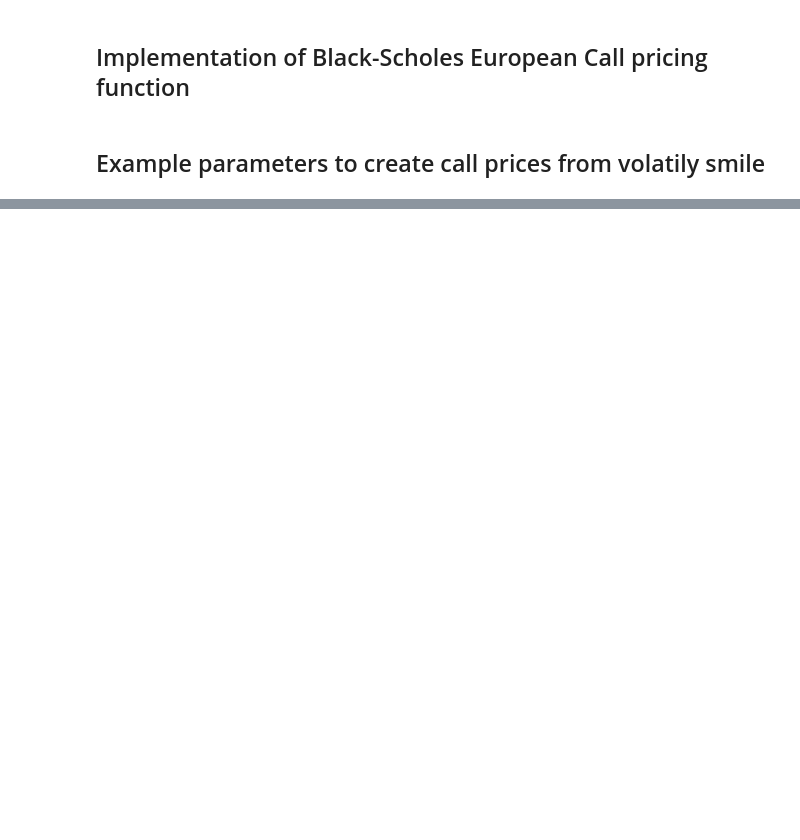
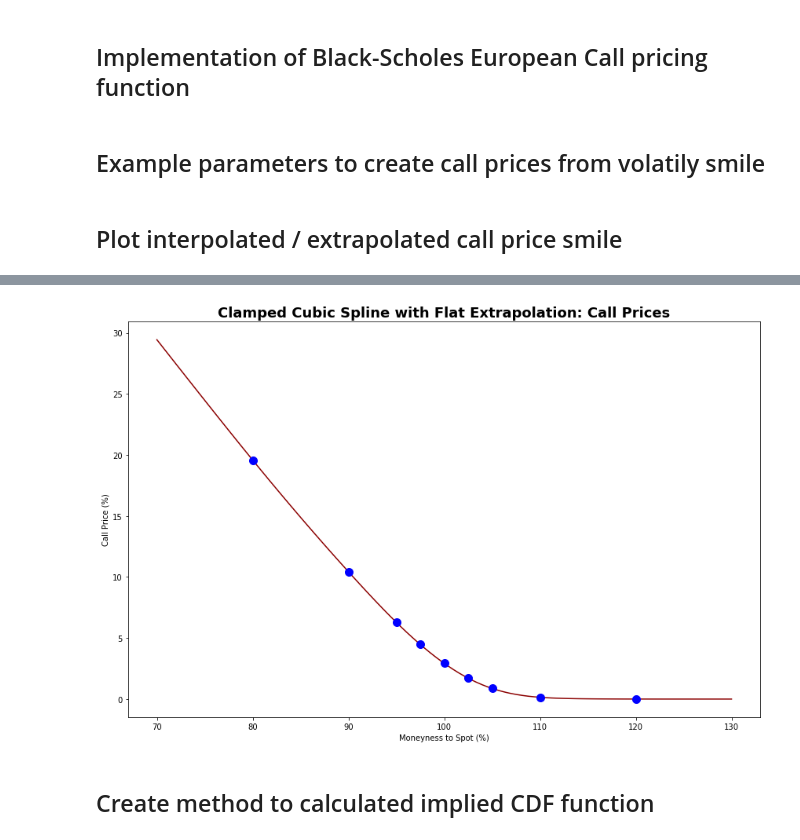
Before and after one commit to chandrab/implementing_papers, a Jupyter notebook: notebooks/Option-Based Risk-Neutral Distributions.ipynb, the cells around one changed output, grey strips where cells are left out. Cells and saved outputs as stored; diff of their text form; code cells hidden in the pictures; blank space fills up the shorter version.

```diff
--- a/notebooks/Option-Based Risk-Neutral Distributions.ipynb
+++ b/notebooks/Option-Based Risk-Neutral Distributions.ipynb
@@ -102,0 +99,25 @@ d = 0.02306
+# %%
+T = 0.25
+r = 0.00058
+d = 0.02306
+
+bs_call_px = [] # for all points across the smile
+for K in K_range:
+    v = clamped_cubic([K], boundary=(df.index[0], df.index[-1]))[0]
+    bs_call_px.append(bs_call(K, T, r, d, v/100))
+
+bs_call_points = [] # converting volatility knots to price knots
+for K, v in df.itertuples():
+    bs_call_points.append(bs_call(K, T, r, d, v/100))
+# %% [markdown]
+## Plot interpolated / extrapolated call price smile
+# %%
+%%time
+plt.figure(figsize=(12, 8))
+plt.plot(K_range, bs_call_px, color='darkred', label='spline')
+plt.plot(df.index, bs_call_points, color='b', marker='o', linestyle="", markersize=10)
+plt.title('Clamped Cubic Spline with Flat Extrapolation: Call Prices', fontweight='bold', fontsize='18')
+plt.ylabel('Call Price (%)')
+plt.xlabel('Moneyness to Spot (%)')
+plt.tight_layout();
+# %% [output]
@@ -102,0 +125,3 @@ d = 0.02306
+[figure, added]
+# %% [markdown]
+## Create method to calculated implied CDF function
```
Also changed, not shown: parts of 12 cells of this notebook.
